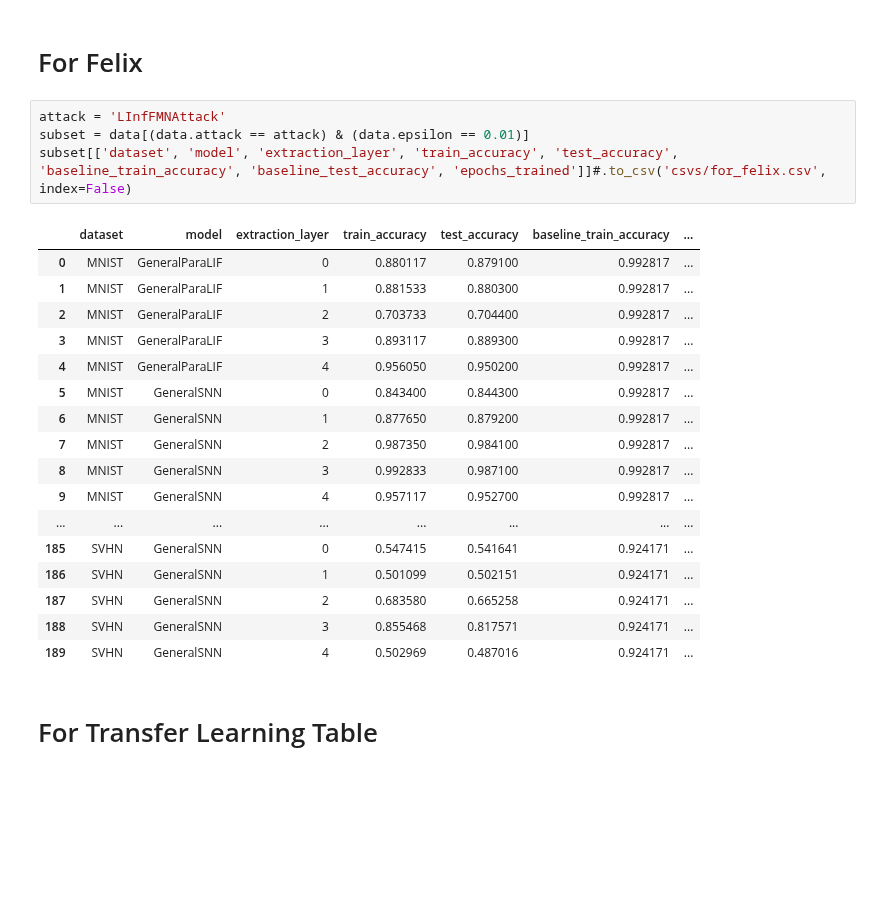
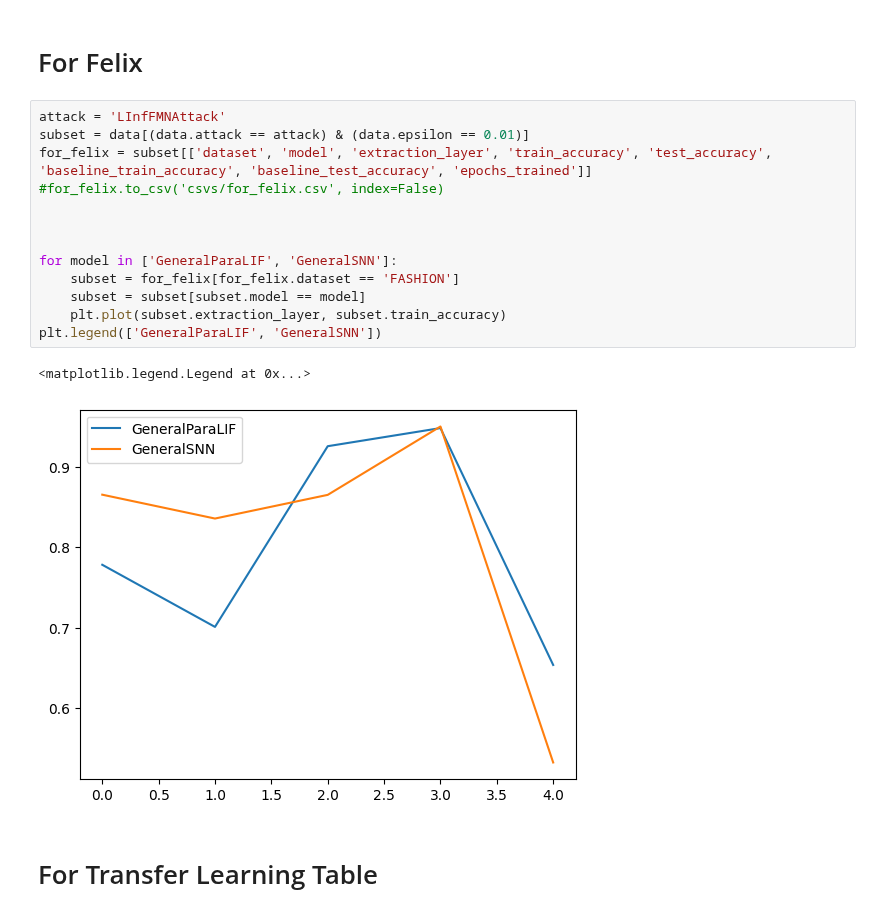
Before and after one commit to suessflorian/biological-neurons, a Jupyter notebook: Baseline Models/transfer_graphs.ipynb, the cells around one changed output. Cells and saved outputs as stored; diff of their text form; blank space fills up the shorter version.

```diff
--- a/Baseline Models/transfer_graphs.ipynb
+++ b/Baseline Models/transfer_graphs.ipynb
@@ -281,24 +281,18 @@ plt.show()
 # %%
 attack = 'LInfFMNAttack'
 subset = data[(data.attack == attack) & (data.epsilon == 0.01)]
-subset[['dataset', 'model', 'extraction_layer', 'train_accuracy', 'test_accuracy', 'baseline_train_accuracy', 'baseline_test_accuracy', 'epochs_trained']]#.to_csv('csvs/for_felix.csv', index=False)
+for_felix = subset[['dataset', 'model', 'extraction_layer', 'train_accuracy', 'test_accuracy', 'baseline_train_accuracy', 'baseline_test_accuracy', 'epochs_trained']]
+#for_felix.to_csv('csvs/for_felix.csv', index=False)
+
+
+
+for model in ['GeneralParaLIF', 'GeneralSNN']:
+    subset = for_felix[for_felix.dataset == 'FASHION']
+    subset = subset[subset.model == model]
+    plt.plot(subset.extraction_layer, subset.train_accuracy)
+plt.legend(['GeneralParaLIF', 'GeneralSNN'])
 # %% [output]
-|  | dataset | model | extraction_layer | train_accuracy | test_accuracy | baseline_train_accuracy | ... |
-| 0 | MNIST | GeneralParaLIF | 0 | 0.880117 | 0.879100 | 0.992817 | ... |
-| 1 | MNIST | GeneralParaLIF | 1 | 0.881533 | 0.880300 | 0.992817 | ... |
-| 2 | MNIST | GeneralParaLIF | 2 | 0.703733 | 0.704400 | 0.992817 | ... |
-| 3 | MNIST | GeneralParaLIF | 3 | 0.893117 | 0.889300 | 0.992817 | ... |
-| 4 | MNIST | GeneralParaLIF | 4 | 0.956050 | 0.950200 | 0.992817 | ... |
-| 5 | MNIST | GeneralSNN | 0 | 0.843400 | 0.844300 | 0.992817 | ... |
-| 6 | MNIST | GeneralSNN | 1 | 0.877650 | 0.879200 | 0.992817 | ... |
-| 7 | MNIST | GeneralSNN | 2 | 0.987350 | 0.984100 | 0.992817 | ... |
-| 8 | MNIST | GeneralSNN | 3 | 0.992833 | 0.987100 | 0.992817 | ... |
-| 9 | MNIST | GeneralSNN | 4 | 0.957117 | 0.952700 | 0.992817 | ... |
-| ... | ... | ... | ... | ... | ... | ... | ... |
-| 185 | SVHN | GeneralSNN | 0 | 0.547415 | 0.541641 | 0.924171 | ... |
-| 186 | SVHN | GeneralSNN | 1 | 0.501099 | 0.502151 | 0.924171 | ... |
-| 187 | SVHN | GeneralSNN | 2 | 0.683580 | 0.665258 | 0.924171 | ... |
-| 188 | SVHN | GeneralSNN | 3 | 0.855468 | 0.817571 | 0.924171 | ... |
-| 189 | SVHN | GeneralSNN | 4 | 0.502969 | 0.487016 | 0.924171 | ... |
+<matplotlib.legend.Legend at 0x...>
+[figure, added]
 # %% [markdown]
 # For Transfer Learning Table
```
Also changed, not shown: parts of 5 cells of this notebook, 9 other files.
